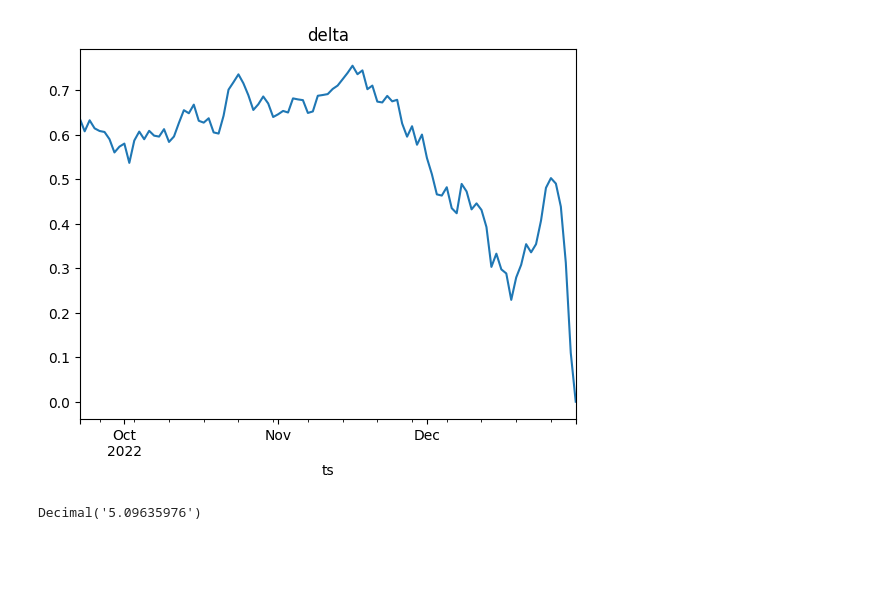
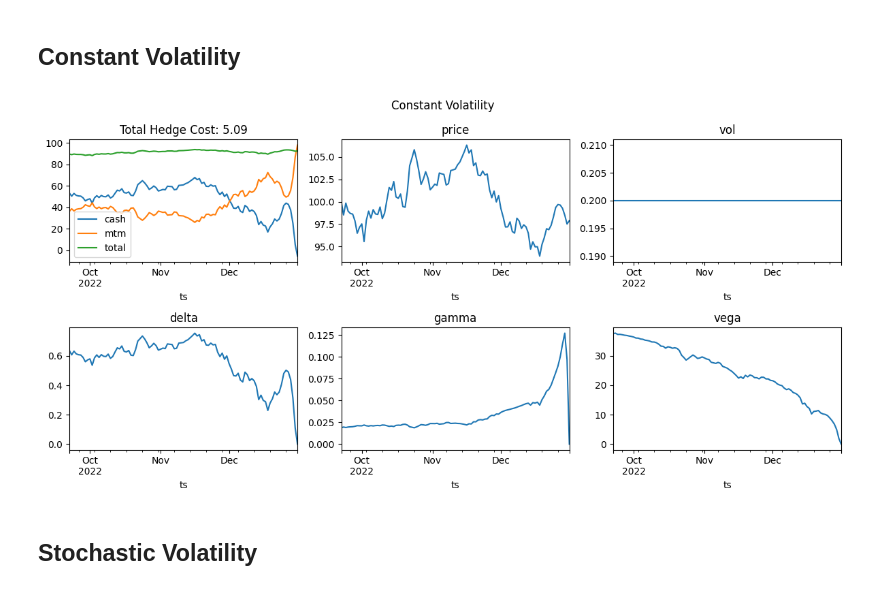
Before and after one commit to bsdz/yabte, a Jupyter notebook: notebooks/Delta Hedging.ipynb, the cells around one changed output. Cells and saved outputs as stored; diff of their text form; code cells hidden in the pictures; blank space fills up the shorter version.

```diff
--- a/notebooks/Delta Hedging.ipynb
+++ b/notebooks/Delta Hedging.ipynb
@@ -128,9 +88,2 @@ metrics.gamma.plot(title="gamma");
-# %%
-metrics.delta.plot(title="delta");
-# %% [output]
-[figure, removed]
-# %%
-# total heding cost
-sr.transaction_history[1:].total.sum()
-# %% [output]
-Decimal('5.09635976')
+# %% [markdown]
+## Constant Volatility
@@ -136,0 +132,15 @@ Decimal('5.09635976')
+# %%
+fig, axs = plt.subplots(2, 3, figsize=(3 * 4, 2 * 3))
+fig.suptitle("Constant Volatility")
+thc = sr.transaction_history[1:].total.sum()
+sr.book_history.Main.plot(ax=axs[0][0], title=f"Total Hedge Cost: {thc:.2f}")
+metrics.price.plot(title="price", ax=axs[0][1])
+metrics.vol.plot(title="vol", ax=axs[0][2])
+metrics.delta.plot(title="delta", ax=axs[1][0])
+metrics.gamma.plot(title="gamma", ax=axs[1][1])
+metrics.vega.plot(title="vega", ax=axs[1][2])
+fig.tight_layout()
+# %% [output]
+[figure, added]
+# %% [markdown]
+## Stochastic Volatility
```
Also changed, not shown: parts of 11 cells of this notebook, 8 other files.
